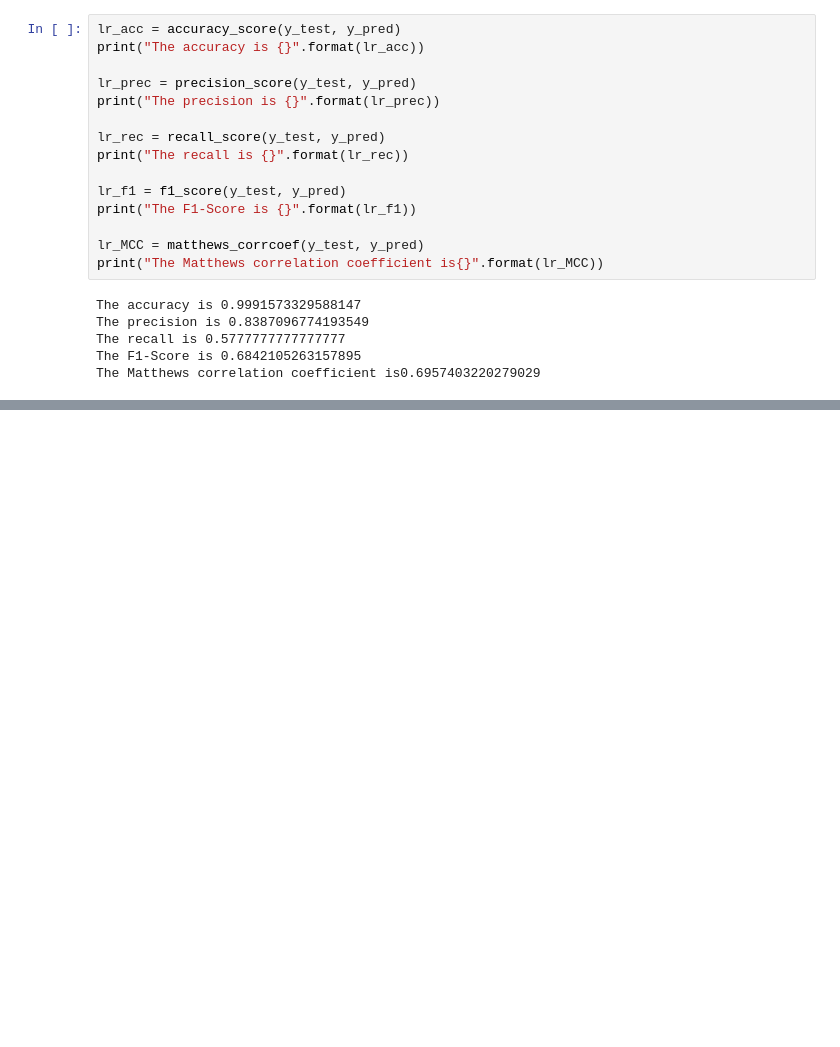
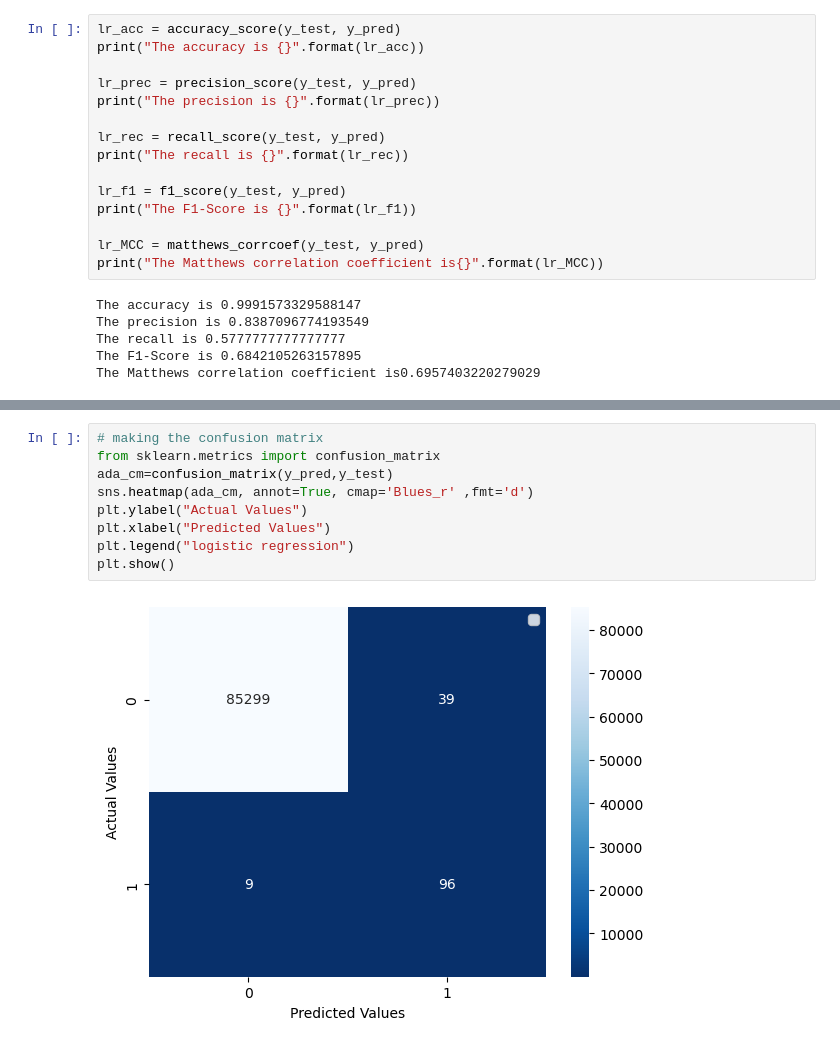
Before and after one commit to Akhilchary/Credit-Card-Fraud-Detection, a Jupyter notebook: CREDIT-CARD-FRAUD-DETECTION.ipynb, the cells around one changed output, grey strips where cells are left out. Drawn from its saved outputs; the diff is of its cells as text; blank space fills up the shorter version.

```diff
--- a/CREDIT-CARD-FRAUD-DETECTION.ipynb
+++ b/CREDIT-CARD-FRAUD-DETECTION.ipynb
@@ -326,3 +364,14 @@ plt.show()
+# %%
+# making the confusion matrix
+from sklearn.metrics import confusion_matrix
+ada_cm=confusion_matrix(y_pred,y_test)
+sns.heatmap(ada_cm, annot=True, cmap='Blues_r' ,fmt='d')
+plt.ylabel("Actual Values")
+plt.xlabel("Predicted Values")
+plt.legend("logistic regression")
+plt.show()
+# %% [output]
+[figure, added]
 # %%
 random_f=[rf_acc,rf_prec,rf_rec,rf_f1]
 logistic=[lr_acc,lr_prec,lr_rec,lr_f1]
```
Also changed, not shown: parts of 16 cells of this notebook.
